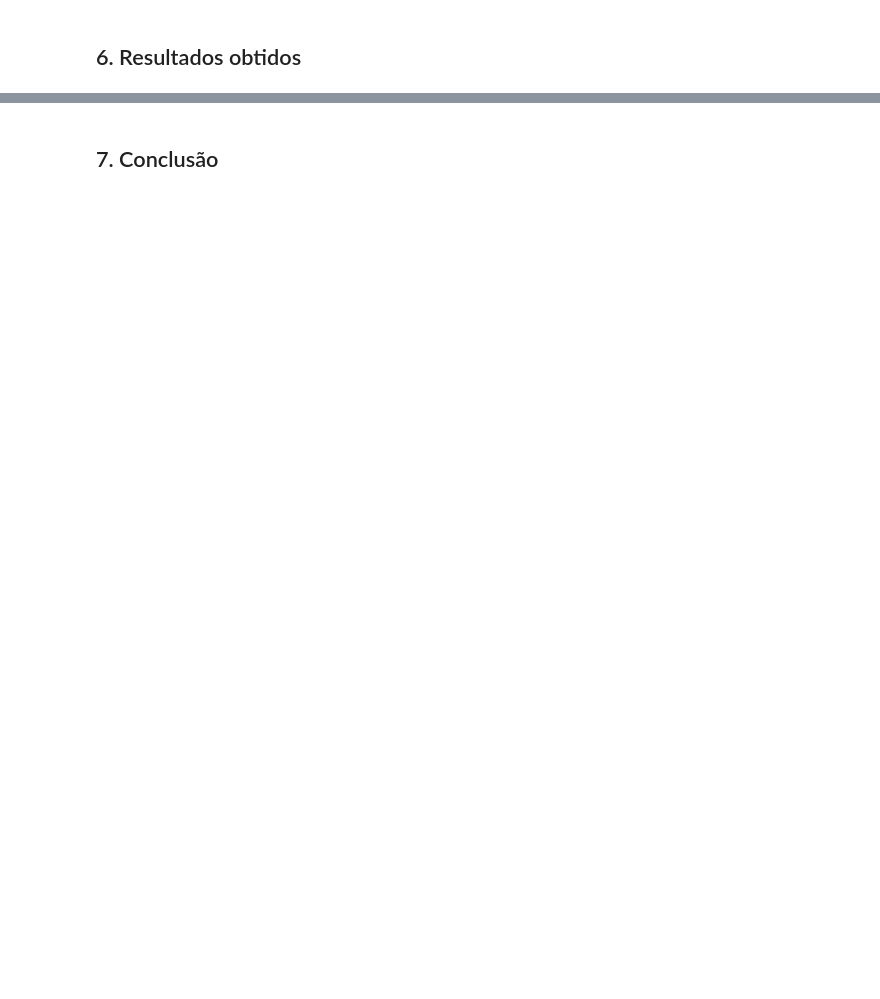
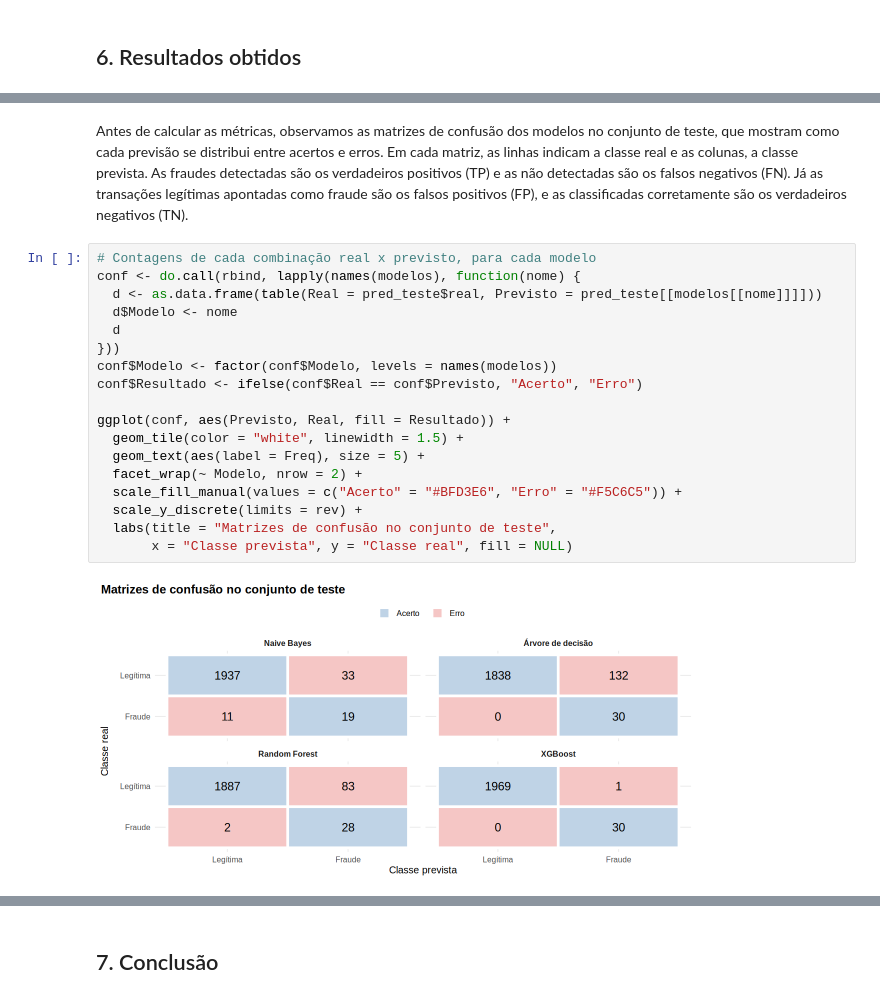
Before and after one commit to luiseduaardo/credit-card-fraud-detection, a Jupyter notebook: analysis.ipynb, the cells around one changed output, grey strips where cells are left out. Saved outputs shown, nothing was run; the diff lists cells and outputs as text; blank space fills up the shorter version.

Commit message:
feat: adiciona seção de resultados obtidos

```diff
--- a/analysis.ipynb
+++ b/analysis.ipynb
@@ -1692,0 +1699,22 @@ A data.frame: 4 × 6
+# %% [markdown]
+Antes de calcular as métricas, observamos as matrizes de confusão dos modelos no conjunto de teste, que mostram como cada previsão se distribui entre acertos e erros. Em cada matriz, as linhas indicam a classe real e as colunas, a classe prevista. As fraudes detectadas são os verdadeiros positivos (TP) e as não detectadas são os falsos negativos (FN). Já as transações legítimas apontadas como fraude são os falsos positivos (FP), e as classificadas corretamente são os verdadeiros negativos (TN).
+# %%
+# Contagens de cada combinação real x previsto, para cada modelo
+conf <- do.call(rbind, lapply(names(modelos), function(nome) {
+  d <- as.data.frame(table(Real = pred_teste$real, Previsto = pred_teste[[modelos[[nome]]]]))
+  d$Modelo <- nome
+  d
+}))
+conf$Modelo <- factor(conf$Modelo, levels = names(modelos))
+conf$Resultado <- ifelse(conf$Real == conf$Previsto, "Acerto", "Erro")
+
+ggplot(conf, aes(Previsto, Real, fill = Resultado)) +
+  geom_tile(color = "white", linewidth = 1.5) +
+  geom_text(aes(label = Freq), size = 5) +
+  facet_wrap(~ Modelo, nrow = 2) +
+  scale_fill_manual(values = c("Acerto" = "#BFD3E6", "Erro" = "#F5C6C5")) +
+  scale_y_discrete(limits = rev) +
+  labs(title = "Matrizes de confusão no conjunto de teste",
+       x = "Classe prevista", y = "Classe real", fill = NULL)
+# %% [output]
+[figure, added]
```
Also changed, not shown: parts of 15 cells of this notebook.
